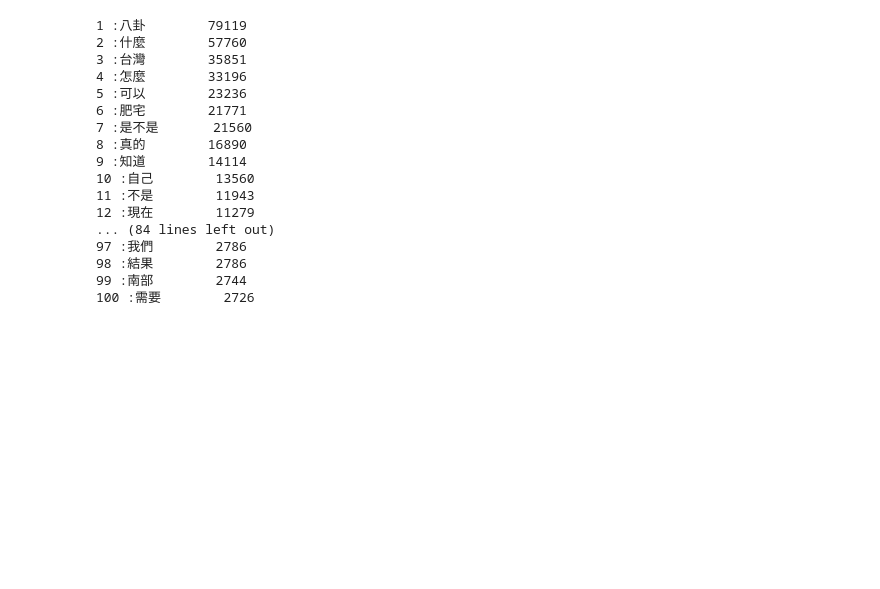
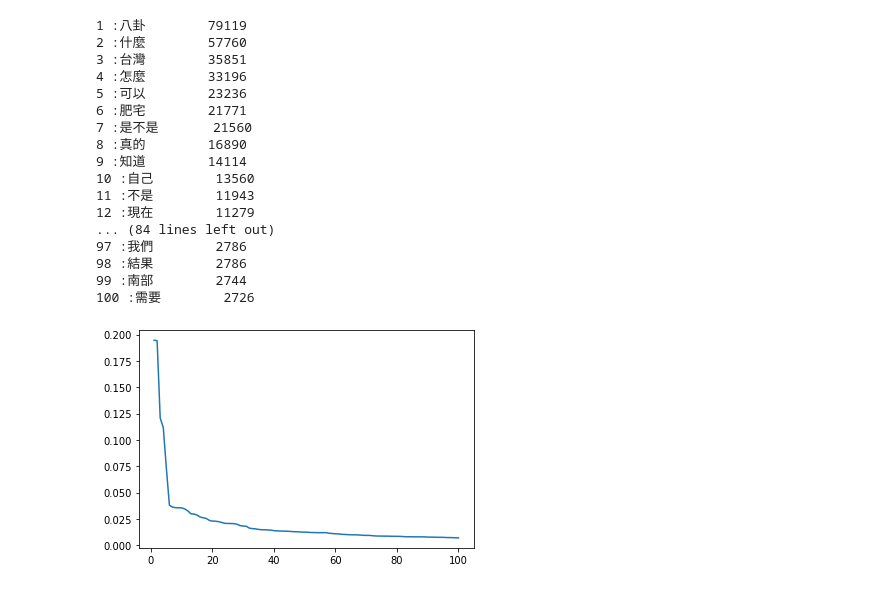
Before and after one commit to james330/NLPHW1, a Jupyter notebook: NLPHW01.ipynb, the cells around one changed output. Cells and saved outputs as stored; diff of their text form; code cells hidden in the pictures; blank space fills up the shorter version.

```diff
--- a/NLPHW01.ipynb
+++ b/NLPHW01.ipynb
@@ -84,3 +84,16 @@ for k in range(100):
 98 :結果        2786
 99 :南部        2744
 100 :需要        2726
+# %%
+import matplotlib.pyplot as plt
+xpt=[]
+ypt=[]
+i=1
+for tag in tags:
+  xpt.append(i)
+  ypt.append(tag[1])
+  i+=1
+plt.plot(xpt ,ypt)
+plt.show()
+# %% [output]
+[figure, added]
```
Also changed, not shown: parts of 1 cell of this notebook.
